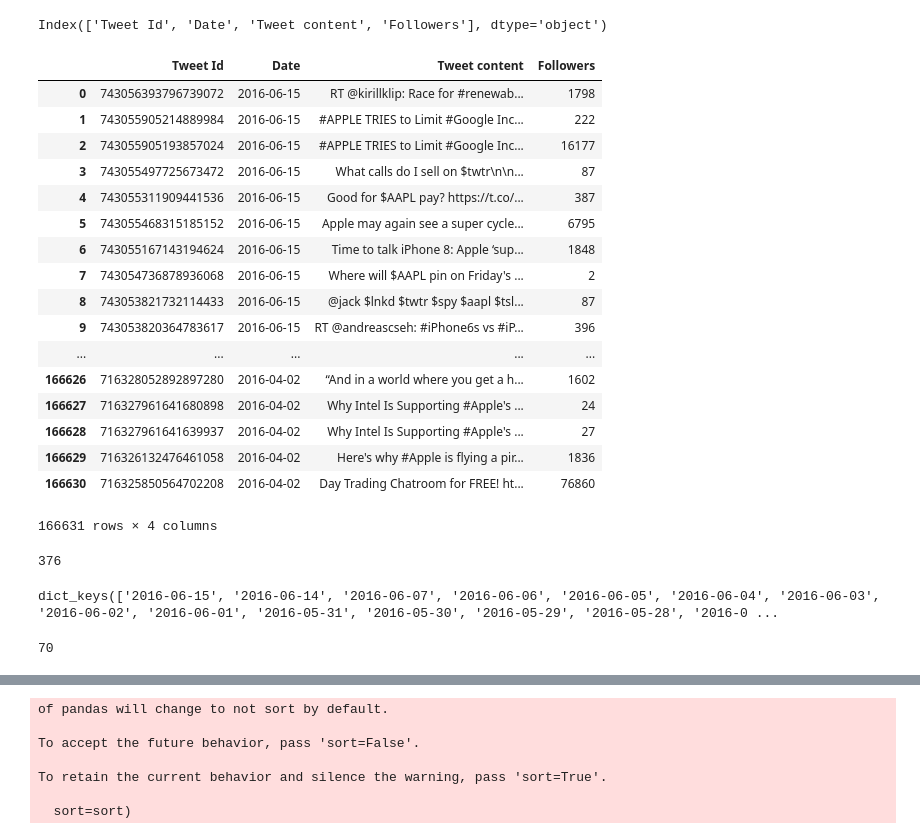
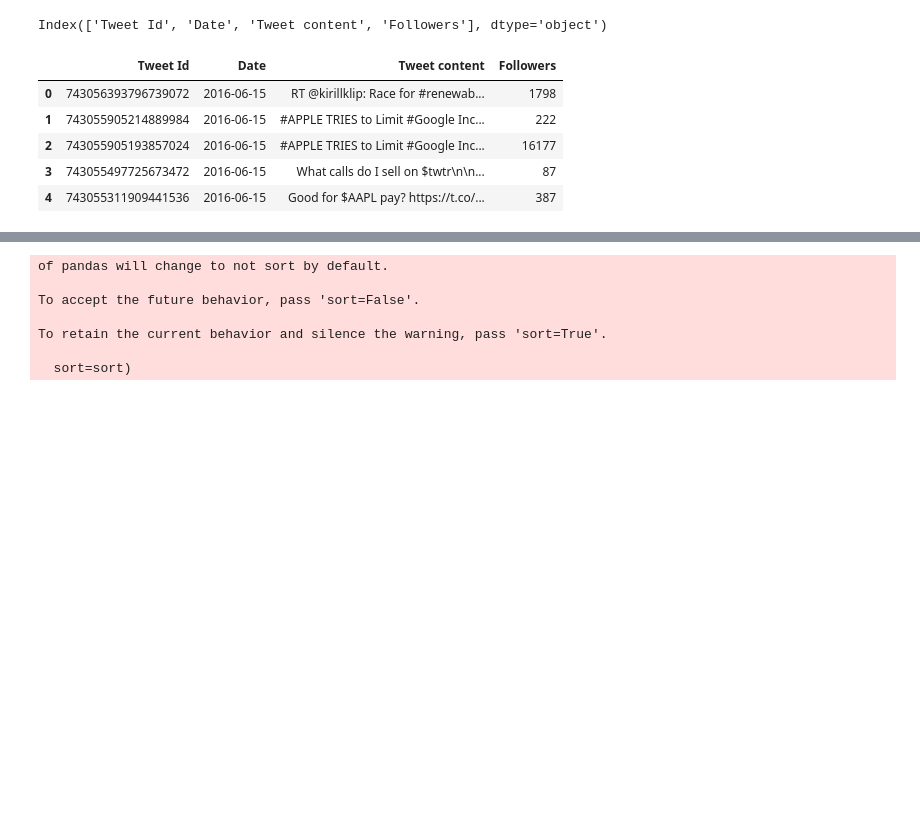
Before and after one commit to an2875/Tools-for-analytics-project, a Jupyter notebook: Project code-data tables and preprocessing.ipynb, the cells around one changed output, grey strips where cells are left out. Drawn from its saved outputs; the diff is of its cells as text; code cells hidden in the pictures; blank space fills up the shorter version.

```diff
--- a/Project code-data tables and preprocessing.ipynb
+++ b/Project code-data tables and preprocessing.ipynb
@@ -27,9 +16,12 @@ df1
 # %%
-df1=df1.drop(['Hour', 'User Name', 'Nickname', 'Bio', 'Favs', 'RTs', 'Latitude', 'Longitude', 'Country',
-       'Place (as appears on Bio)', 'Profile picture',
-       'Following', 'Listed', 'Tweet language (ISO 639-1)', 'Tweet Url',
-       'Is a RT', 'Original Tweet User Name', 'User Mentions', 'Hashtags',
-       'Symbols', 'Media', 'URLs'], axis=1)
+df1 = df1.drop([
+    'Hour', 'User Name', 'Nickname', 'Bio', 'Favs', 'RTs', 'Latitude',
+    'Longitude', 'Country', 'Place (as appears on Bio)', 'Profile picture',
+    'Following', 'Listed', 'Tweet language (ISO 639-1)', 'Tweet Url',
+    'Is a RT', 'Original Tweet User Name', 'User Mentions', 'Hashtags',
+    'Symbols', 'Media', 'URLs'
+],
+               axis=1)
 # %%
 # this is the coloumns after dropping
 df1.columns
@@ -37,26 +29,14 @@ df1.columns
 Index(['Tweet Id', 'Date', 'Tweet content', 'Followers'], dtype='object')
 # %%
 #View of df after dropping
-df1
+df1.head()
 # %% [output]
 |  | Tweet Id | Date | Tweet content | Followers |
 | 0 | 743056393796739072 | 2016-06-15 | RT @kirillklip: Race for #renewab... | 1798 |
 | 1 | 743055905214889984 | 2016-06-15 | #APPLE TRIES to Limit #Google Inc... | 222 |
 | 2 | 743055905193857024 | 2016-06-15 | #APPLE TRIES to Limit #Google Inc... | 16177 |
 | 3 | 743055497725673472 | 2016-06-15 | What calls do I sell on $twtr\n\n... | 87 |
 | 4 | 743055311909441536 | 2016-06-15 | Good for $AAPL pay? https://t.co/... | 387 |
-| 5 | 743055468315185152 | 2016-06-15 | Apple may again see a super cycle... | 6795 |
-| 6 | 743055167143194624 | 2016-06-15 | Time to talk iPhone 8: Apple ‘sup... | 1848 |
-| 7 | 743054736878936068 | 2016-06-15 | Where will $AAPL pin on Friday's ... | 2 |
-| 8 | 743053821732114433 | 2016-06-15 | @jack $lnkd $twtr $spy $aapl $tsl... | 87 |
-| 9 | 743053820364783617 | 2016-06-15 | RT @andreascseh: #iPhone6s vs #iP... | 396 |
-| ... | ... | ... | ... | ... |
-| 166626 | 716328052892897280 | 2016-04-02 | “And in a world where you get a h... | 1602 |
-| 166627 | 716327961641680898 | 2016-04-02 | Why Intel Is Supporting #Apple's ... | 24 |
-| 166628 | 716327961641639937 | 2016-04-02 | Why Intel Is Supporting #Apple's ... | 27 |
-| 166629 | 716326132476461058 | 2016-04-02 | Here's why #Apple is flying a pir... | 1836 |
-| 166630 | 716325850564702208 | 2016-04-02 | Day Trading Chatroom for FREE! ht... | 76860 |
-166631 rows × 4 columns
 # %%
 # this is the code for extracting the date and cumulatively taking the tweets for the entire day and taking the sum of its followers in that day
 
@@ -81,15 +61,9 @@ for i in range(len(df1.index)):
 # %%
 #seeing the number of tweets for one particular day, i.e. 2016-06-07
 len(datadict['2016-06-07'])
-# %% [output]
-376
 # %%
 datadict.keys()
-# %% [output]
-dict_keys(['2016-06-15', '2016-06-14', '2016-06-07', '2016-06-06', '2016-06-05', '2016-06-04', '2016-06-03', '2016-06-02', '2016-06-01', '2016-05-31', '2016-05-30', '2016-05-29', '2016-05-28', '2016-0 ...
 # %%
 len(df1.Date.unique())
-# %% [output]
-70
 # %%
 df1.Date.unique()
```
Also changed, not shown: parts of 3 cells of this notebook.
